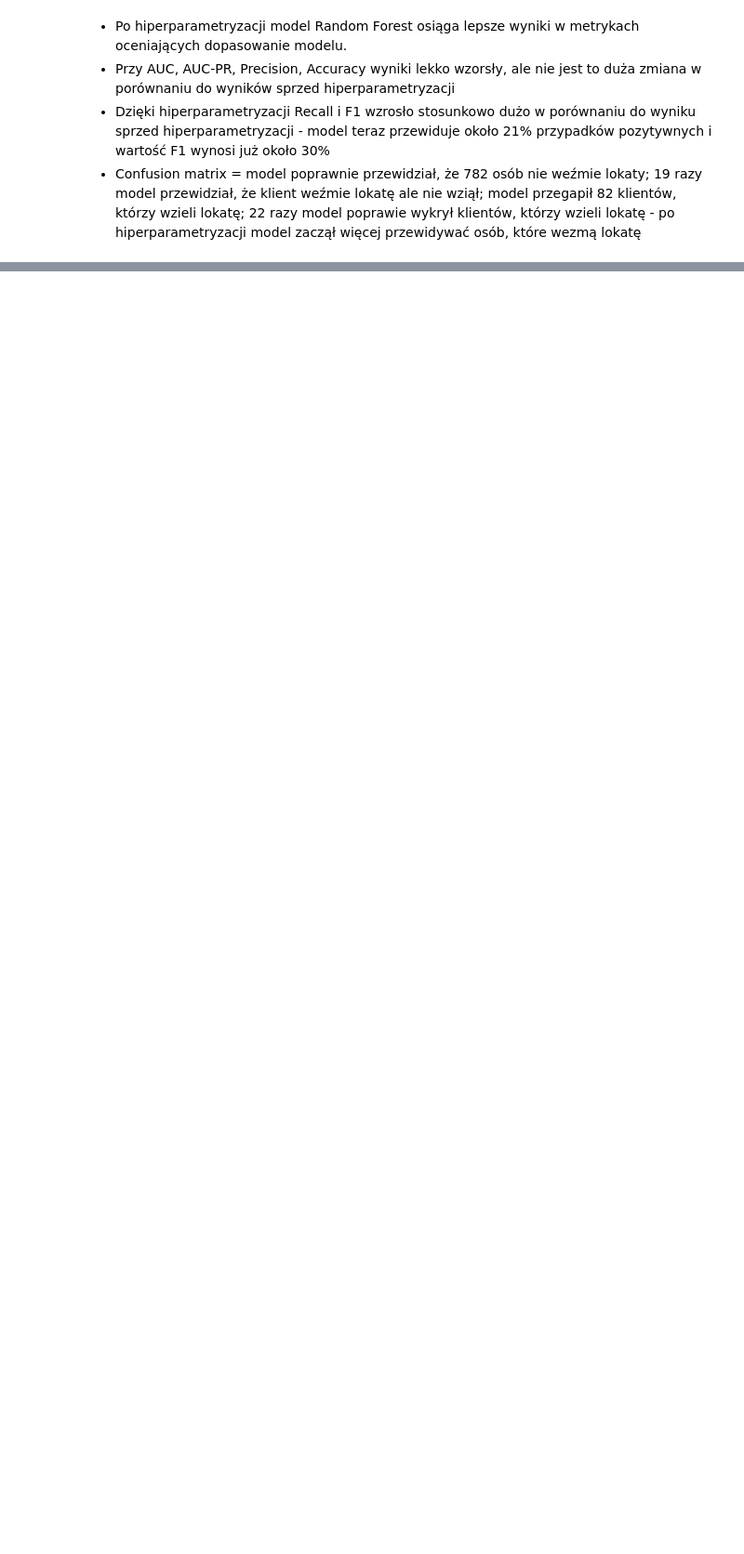
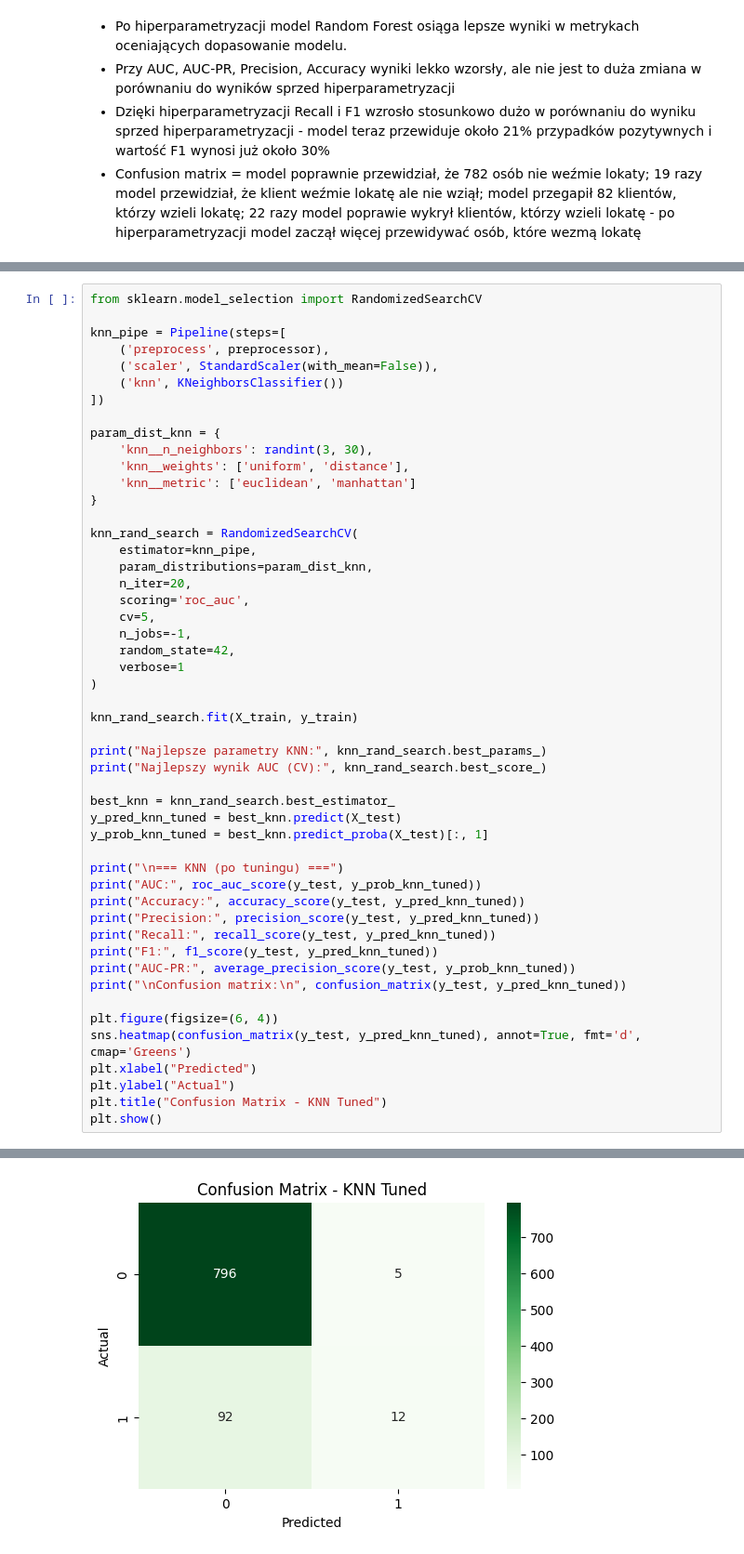
Before and after one commit to AdaGolan/projekt, a Jupyter notebook: Modele_dodatkowe .ipynb, the cells around one changed output, grey strips where cells are left out. Shown at 93% size. Cells and saved outputs as stored; diff of their text form; blank space fills up the shorter version.

```diff
--- a/Modele_dodatkowe .ipynb
+++ b/Modele_dodatkowe .ipynb
@@ -681,0 +742,51 @@ Confusion matrix:
+# %%
+from sklearn.model_selection import RandomizedSearchCV
+
+knn_pipe = Pipeline(steps=[
+    ('preprocess', preprocessor),
+    ('scaler', StandardScaler(with_mean=False)),
+    ('knn', KNeighborsClassifier())
+])
+
+param_dist_knn = {
+    'knn__n_neighbors': randint(3, 30),
+    'knn__weights': ['uniform', 'distance'],
+    'knn__metric': ['euclidean', 'manhattan']
+}
+
+knn_rand_search = RandomizedSearchCV(
+    estimator=knn_pipe,
+    param_distributions=param_dist_knn,
+    n_iter=20,
+    scoring='roc_auc',
+    cv=5,
+    n_jobs=-1,
+    random_state=42,
+    verbose=1
+)
+
+knn_rand_search.fit(X_train, y_train)
+
+print("Najlepsze parametry KNN:", knn_rand_search.best_params_)
+print("Najlepszy wynik AUC (CV):", knn_rand_search.best_score_)
+
+best_knn = knn_rand_search.best_estimator_
+y_pred_knn_tuned = best_knn.predict(X_test)
+y_prob_knn_tuned = best_knn.predict_proba(X_test)[:, 1]
+
+print("\n=== KNN (po tuningu) ===")
+print("AUC:", roc_auc_score(y_test, y_prob_knn_tuned))
+print("Accuracy:", accuracy_score(y_test, y_pred_knn_tuned))
+print("Precision:", precision_score(y_test, y_pred_knn_tuned))
+print("Recall:", recall_score(y_test, y_pred_knn_tuned))
+print("F1:", f1_score(y_test, y_pred_knn_tuned))
+print("AUC-PR:", average_precision_score(y_test, y_prob_knn_tuned))
+print("\nConfusion matrix:\n", confusion_matrix(y_test, y_pred_knn_tuned))
+
+plt.figure(figsize=(6, 4))
+sns.heatmap(confusion_matrix(y_test, y_pred_knn_tuned), annot=True, fmt='d', cmap='Greens')
+plt.xlabel("Predicted")
+plt.ylabel("Actual")
+plt.title("Confusion Matrix - KNN Tuned")
+plt.show()
+# %% [output]
@@ -681,0 +808 @@ Confusion matrix:
+[figure, added]
```
Also changed, not shown: parts of 6 cells of this notebook.
